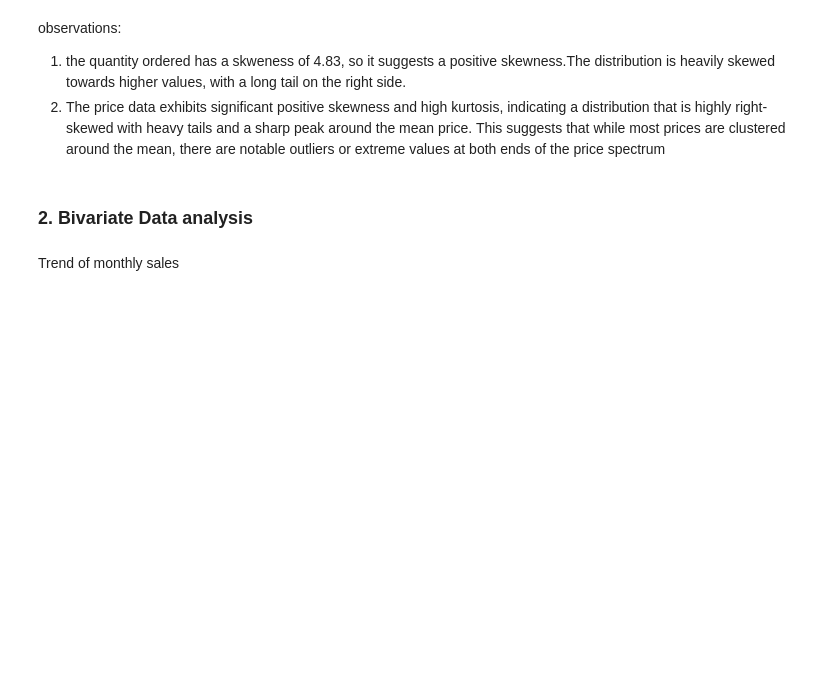
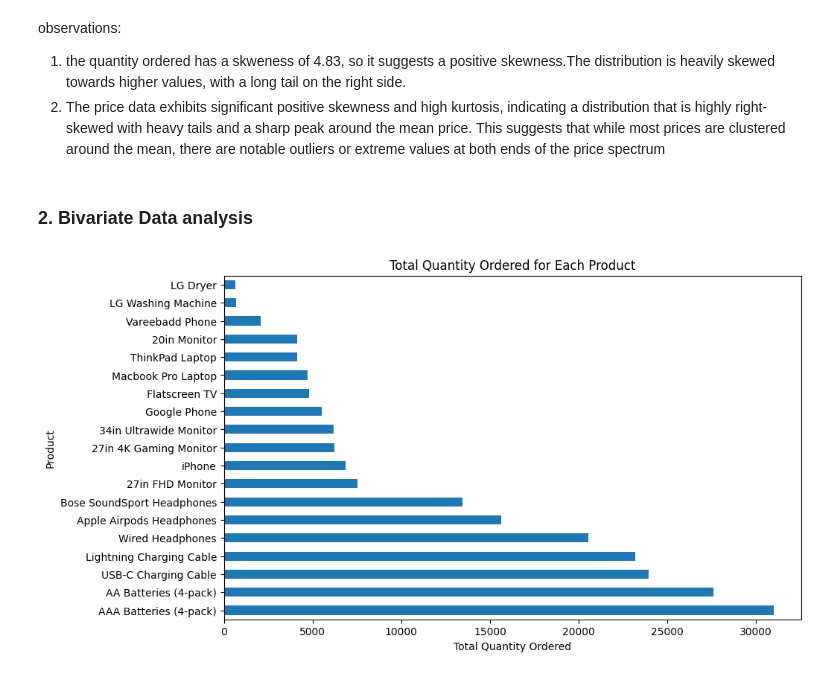
Before and after one commit to Samidirbsa/PowerBI_Capstone_Project, a Jupyter notebook: notebook.ipynb, the cells around one changed output. Drawn from its saved outputs; the diff is of its cells as text; code cells hidden in the pictures; blank space fills up the shorter version.

```diff
--- a/notebook.ipynb
+++ b/notebook.ipynb
@@ -2324,5 +2357,12 @@ observations:
 2. The price data exhibits significant positive skewness and high kurtosis, indicating a distribution that is highly right-skewed with heavy tails and a sharp peak around the mean price. This suggests that while most prices are clustered around the mean, there are notable outliers or extreme values at both ends of the price spectrum
 # %% [markdown]
 ### 2. <b> Bivariate Data analysis
-# %% [markdown]
-Trend of monthly sales
+# %%
+product_quantity = sales_data.groupby('Product')['Quantity Ordered'].sum().sort_values(ascending=False)
+product_quantity.plot(kind='barh', figsize=(10, 6))  # Changing the plot type to 'barh' for horizontal bar plot
+plt.title('Total Quantity Ordered for Each Product')
+plt.xlabel('Total Quantity Ordered')
+plt.ylabel('Product')
+plt.show()
+# %% [output]
+[figure, added]
```
Also changed, not shown: parts of 14 cells of this notebook, 1 other file.
